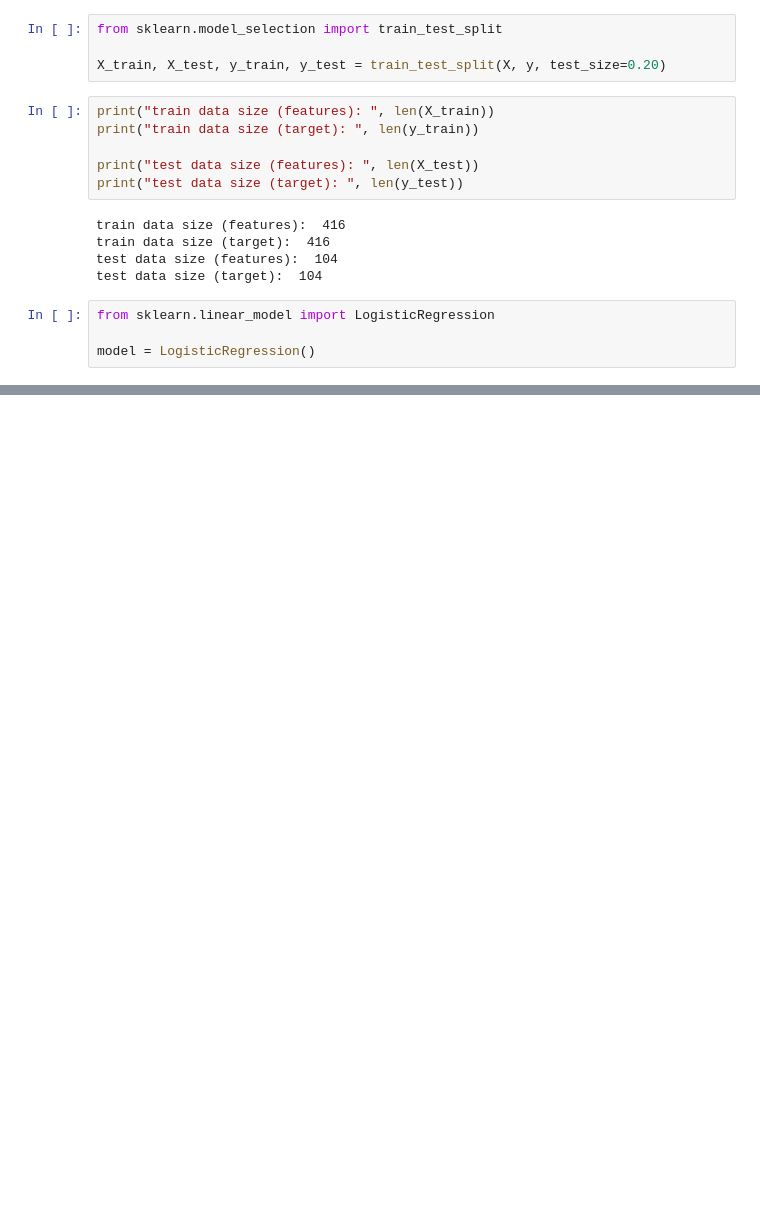
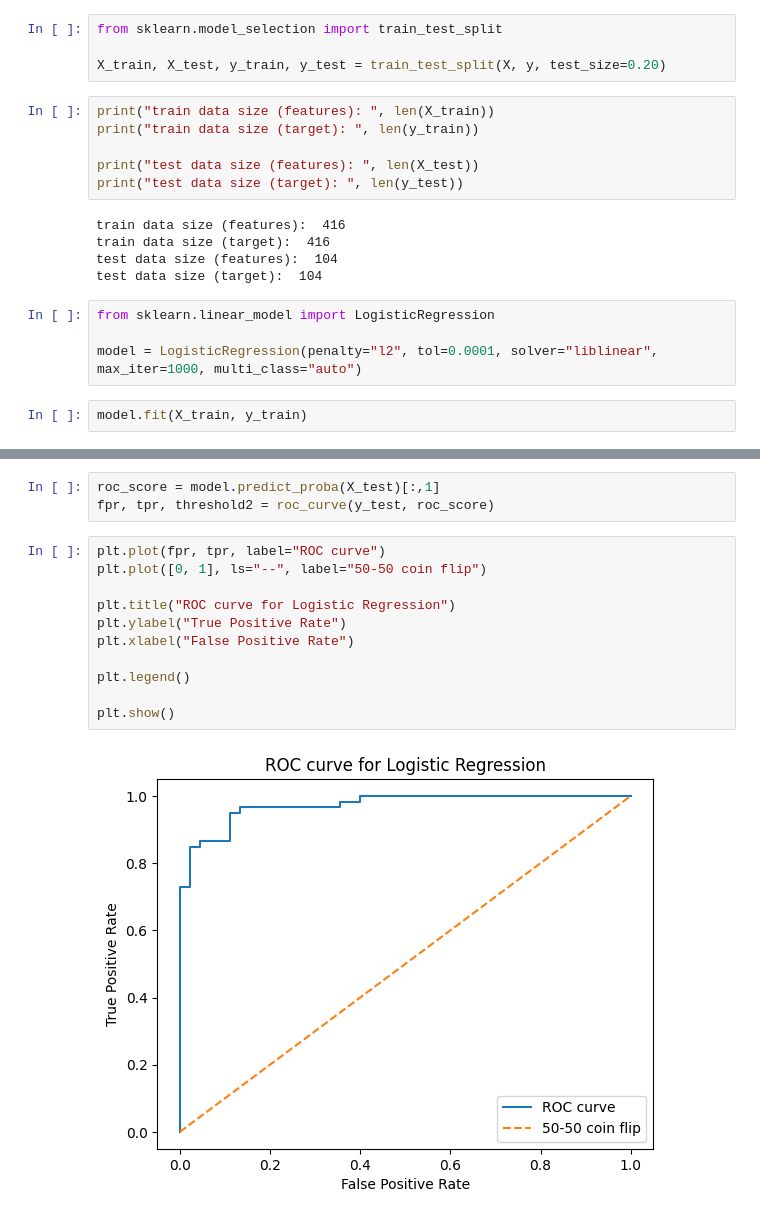
Before and after one commit to humam-hossain/project-ml, a Jupyter notebook: python/logistic_regression.ipynb, the cells around one changed output, grey strips where cells are left out. Saved outputs shown, nothing was run; the diff lists cells and outputs as text; blank space fills up the shorter version.

Commit message:
[DONE] logistic regression

```diff
--- a/python/logistic_regression.ipynb
+++ b/python/logistic_regression.ipynb
@@ -249,4 +249,6 @@ test data size (target):  104
 # %%
 from sklearn.linear_model import LogisticRegression
 
-model = LogisticRegression()
+model = LogisticRegression(penalty="l2", tol=0.0001, solver="liblinear", max_iter=1000, multi_class="auto")
+# %%
+model.fit(X_train, y_train)
@@ -252,0 +279,16 @@ model = LogisticRegression()
+# %%
+roc_score = model.predict_proba(X_test)[:,1]
+fpr, tpr, threshold2 = roc_curve(y_test, roc_score)
+# %%
+plt.plot(fpr, tpr, label="ROC curve")
+plt.plot([0, 1], ls="--", label="50-50 coin flip")
+
+plt.title("ROC curve for Logistic Regression")
+plt.ylabel("True Positive Rate")
+plt.xlabel("False Positive Rate")
+
+plt.legend()
+
+plt.show()
+# %% [output]
+[figure, added]
```
Also changed, not shown: parts of 7 cells of this notebook.
